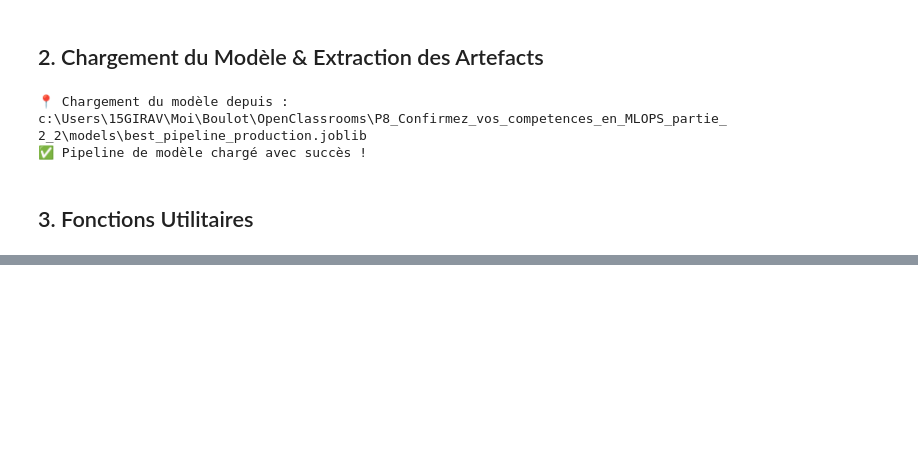
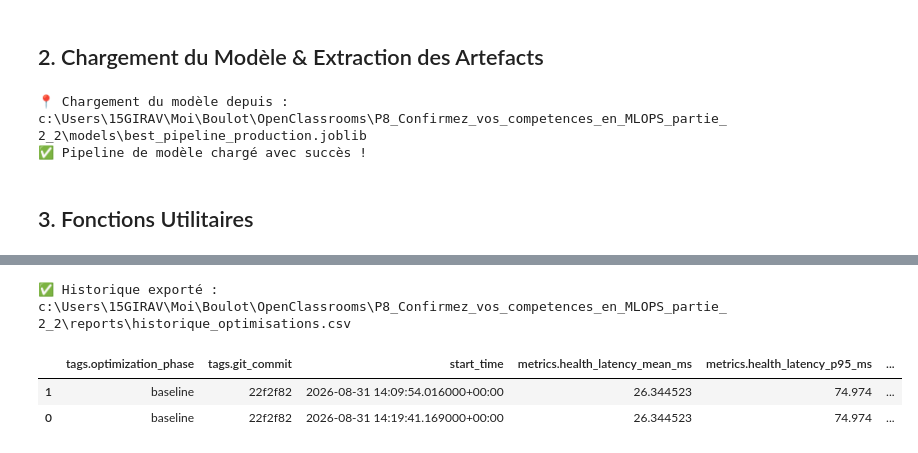
Before and after one commit to Lavin2110120/P8_OC_MLOps_2-2, a Jupyter notebook: notebooks/Girardin_Vincent_4_Notebook_deploiement_monitoring_mlflow_072026.ipynb, the cells around one changed output, grey strips where cells are left out. Saved outputs shown, nothing was run; the diff lists cells and outputs as text; code cells hidden in the pictures; blank space fills up the shorter version.

Commit message:
update Render DB, scripts, MLflow and README

```diff
--- a/notebooks/Girardin_Vincent_4_Notebook_deploiement_072026.ipynb
+++ b/notebooks/Girardin_Vincent_4_Notebook_deploiement_monitoring_mlflow_072026.ipynb
@@ -126,0 +205,17 @@ def ensure_reference_predictions(reference_df: pd.DataFrame) -> pd.DataFrame:
+# %%
+# --- Démarrage du run MLflow pour cette session de monitoring ---
+# On garde le run ouvert sur plusieurs cellules (santé opérationnelle, drift,
+# perf API) pour que tout soit centralisé dans un seul enregistrement
+# consultable et comparable dans l'UI MLflow (`mlflow ui`).
+run = mlflow.start_run(run_name=f"monitoring_{OPTIMIZATION_PHASE_LABEL}_{RUN_TIMESTAMP}")
+
+GIT_COMMIT = get_git_commit()
+mlflow.set_tag("git_commit", GIT_COMMIT)
+mlflow.set_tag("optimization_phase", OPTIMIZATION_PHASE_LABEL)
+mlflow.set_tag("run_type", "monitoring_notebook")
+mlflow.log_param("logs_file", str(LOGS_FILE))
+mlflow.log_param("reference_data_path", str(REFERENCE_DATA_PATH))
+mlflow.log_param("reference_data_hash", file_hash(REFERENCE_DATA_PATH))
+
+print(f"🏃 Run MLflow démarré : {run.info.run_id}")
+print(f"   Expérience : P8-MLOps-Monitoring | Phase : {OPTIMIZATION_PHASE_LABEL} | Commit : {GIT_COMMIT}")
@@ -144,12 +242,23 @@ if LOGS_FILE.exists():
         print(f" • Volume total de requêtes : {total_reqs}")
         print(f" • Taux de succès           : {success_rate:.2f}%")
 
+        mlflow.log_metric("health_total_requests", total_reqs)
+        mlflow.log_metric("health_success_rate_pct", success_rate)
+
         if "latency_ms" in df_logs.columns:
             mean_lat = df_logs["latency_ms"].mean()
             p95_lat = df_logs["latency_ms"].quantile(0.95)
+            p99_lat = df_logs["latency_ms"].quantile(0.99)
             print(f" • Latence moyenne         : {mean_lat:.2f} ms")
             print(f" • Latence P95             : {p95_lat:.2f} ms")
+            print(f" • Latence P99             : {p99_lat:.2f} ms")
+
+            mlflow.log_metric("health_latency_mean_ms", mean_lat)
+            mlflow.log_metric("health_latency_p95_ms", p95_lat)
+            mlflow.log_metric("health_latency_p99_ms", p99_lat)
         print("========================================")
+    else:
+        print("⚠️ Fichier de log présent mais vide.")
 else:
     print(f"⚠️ Aucun fichier de log trouvé à : {LOGS_FILE}")
 # %% [output]
@@ -213 +605,23 @@ HTML(filename=str(REPORT_HTML_PATH))
+# %%
+# --- Export d'un tableau récapitulatif de l'historique MLflow (pour le rendu) ---
+runs_df = mlflow.search_runs(experiment_names=["P8-MLOps-Monitoring"])
+
+summary_cols = [
+    "tags.optimization_phase", "tags.git_commit", "start_time",
+    "metrics.health_latency_mean_ms", "metrics.health_latency_p95_ms",
+    "metrics.perf_sequential_latency_mean_ms", "metrics.perf_concurrent_latency_p95_ms",
+    "metrics.drift_share",
+]
+existing_cols = [c for c in summary_cols if c in runs_df.columns]
+summary = runs_df[existing_cols].sort_values("start_time")
+
+summary_path = REPORTS_DIR / "historique_optimisations.csv"
+summary.to_csv(summary_path, index=False)
+print(f"✅ Historique exporté : {summary_path}")
+summary
+# %% [output]
+✅ Historique exporté : c:\Users\15GIRAV\Moi\Boulot\OpenClassrooms\P8_Confirmez_vos_competences_en_MLOPS_partie_2_2\reports\historique_optimisations.csv
+|  | tags.optimization_phase | tags.git_commit | start_time | metrics.health_latency_mean_ms | metrics.health_latency_p95_ms | ... |
+| 1 | baseline | 22f2f82 | 2026-08-31 14:09:54.016000+00:00 | 26.344523 | 74.974 | ... |
+| 0 | baseline | 22f2f82 | 2026-08-31 14:19:41.169000+00:00 | 26.344523 | 74.974 | ... |
 # %% [markdown]
```
Also changed, not shown: parts of 17 cells of this notebook, 10 other files.
